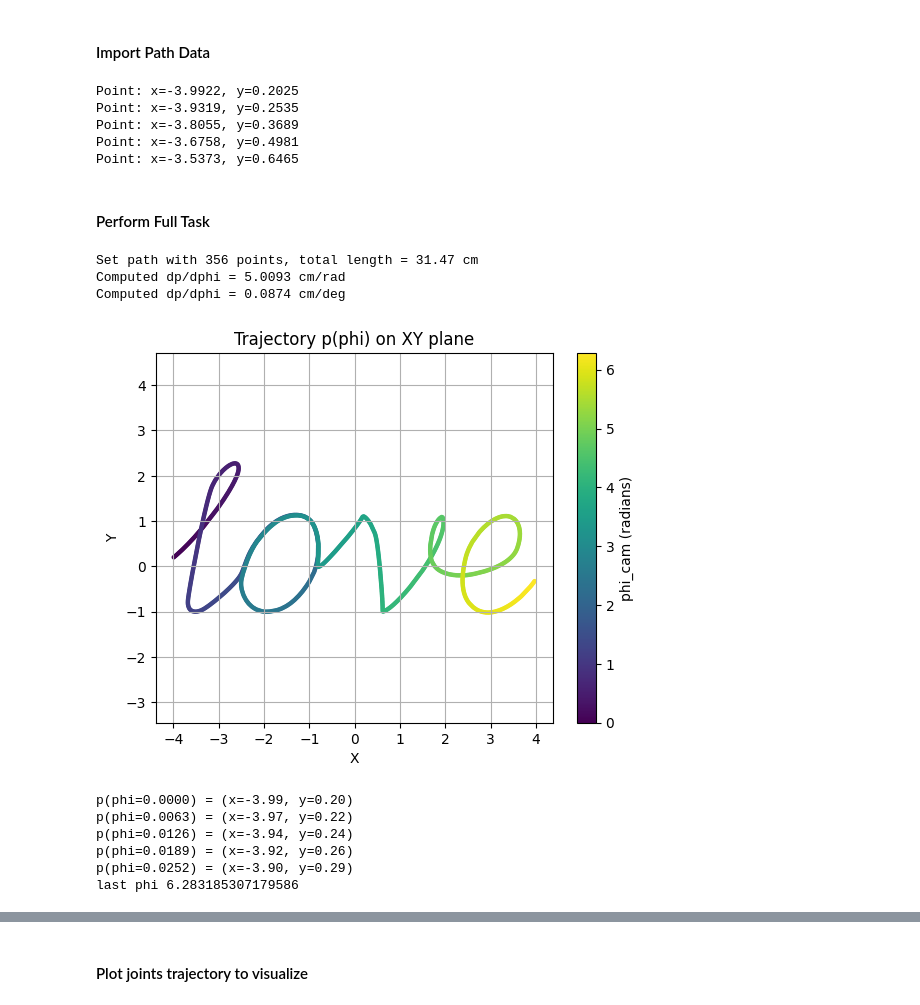
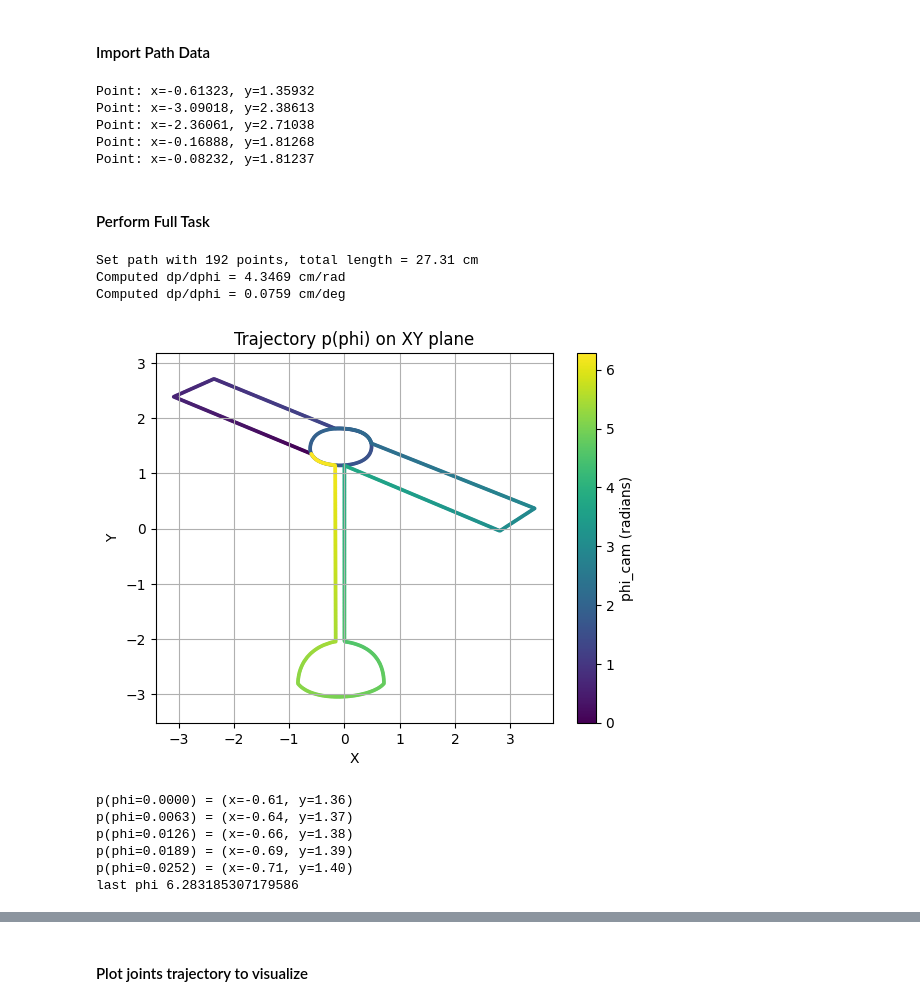
Before and after one commit to lyDevper/Automaton-5BL, a Jupyter notebook: Automaton 5BL/Automaton5BL_Project_local.ipynb, the cells around one changed output, grey strips where cells are left out. Drawn from its saved outputs; the diff is of its cells as text; code cells hidden in the pictures.

Commit message:
Added copter
Bamboo Copter path

```diff
--- a/Automaton 5BL/Automaton5BL_Project_local.ipynb
+++ b/Automaton 5BL/Automaton5BL_Project_local.ipynb
@@ -519,60 +519,60 @@ test_pathData = [Point(-2.5, -2.5),
             Point(-2.5, -2.5)]
 
 ## Change this NAME to select path data
-NAME = 'love'
+NAME = 'Copter'
 pathData = read_json_points(f'{NAME}.json')
 
 for point in pathData[:5]:
     print(f"Point: x={point.x}, y={point.y}")
 # %% [output]
-Point: x=-3.9922, y=0.2025
-Point: x=-3.9319, y=0.2535
-Point: x=-3.8055, y=0.3689
-Point: x=-3.6758, y=0.4981
-Point: x=-3.5373, y=0.6465
+Point: x=-0.61323, y=1.35932
+Point: x=-3.09018, y=2.38613
+Point: x=-2.36061, y=2.71038
+Point: x=-0.16888, y=1.81268
+Point: x=-0.08232, y=1.81237
 # %% [markdown]
 #### Perform Full Task
 # %%
 #pathData = test_pathData
 #pathData = love_pathData
 #pathData = circle_ws_pathData
 
 #taskTrajectory = TaskTrajectory(pathPoints=pathData)
 taskTrajectory.setPathPoints(pathData)
 
 # plot trajectory p(phi) = (x, y) on xy plane
 # the color parametrized by phi_cam angle from 0 to 2pi
 import matplotlib.pyplot as plt
 phi_vals = np.linspace(0, taskTrajectory.phi_end, 1000)
 p_points = [taskTrajectory.get_p_at_phi(phi) for phi in phi_vals]
 p_x = [p.x for p in p_points]
 p_y = [p.y for p in p_points]
 
-plt.scatter(p_x, p_y, c=phi_vals, cmap='viridis', s=5) # viridis, cividis, inferno, hsv
+plt.scatter(p_x, p_y, c=phi_vals, cmap='viridis', s=3) # viridis, cividis, inferno, hsv
 plt.colorbar(label='phi_cam (radians)')
 plt.grid(True)
 plt.xlabel('X')
 plt.ylabel('Y')
 plt.title('Trajectory p(phi) on XY plane')
 plt.axis('equal')
 plt.savefig(f'PathData/{NAME}_trajectPlot.png')
 plt.show()
 
 
 
 for i in range(5):
     print(f"p(phi={phi_vals[i]:.4f}) = (x={p_x[i]:.2f}, y={p_y[i]:.2f})")
 print('last phi', phi_vals[-1])
 # %% [output]
-Set path with 356 points, total length = 31.47 cm
-Computed dp/dphi = 5.0093 cm/rad
-Computed dp/dphi = 0.0874 cm/deg
+Set path with 192 points, total length = 27.31 cm
+Computed dp/dphi = 4.3469 cm/rad
+Computed dp/dphi = 0.0759 cm/deg
-[figure, old version]
+[figure, new version]
-p(phi=0.0000) = (x=-3.99, y=0.20)
-p(phi=0.0063) = (x=-3.97, y=0.22)
-p(phi=0.0126) = (x=-3.94, y=0.24)
-p(phi=0.0189) = (x=-3.92, y=0.26)
-p(phi=0.0252) = (x=-3.90, y=0.29)
+p(phi=0.0000) = (x=-0.61, y=1.36)
+p(phi=0.0063) = (x=-0.64, y=1.37)
+p(phi=0.0126) = (x=-0.66, y=1.38)
+p(phi=0.0189) = (x=-0.69, y=1.39)
+p(phi=0.0252) = (x=-0.71, y=1.40)
 last phi 6.283185307179586
 # %%
 
```
Also changed, not shown: parts of 8 cells of this notebook, 10 other files.
